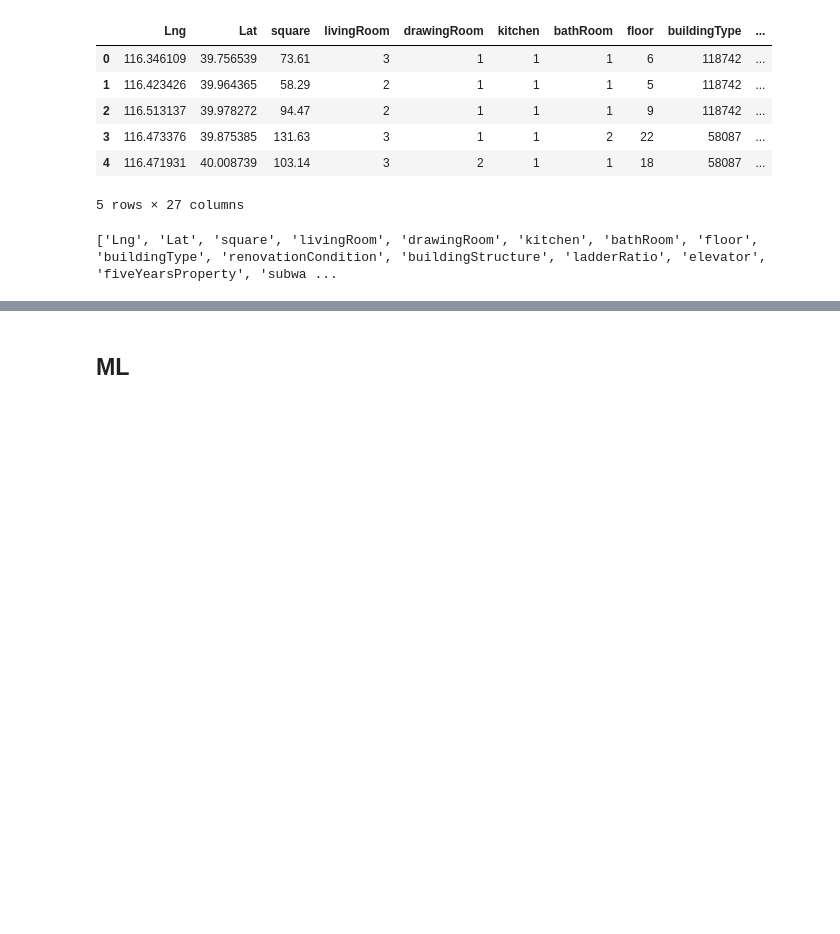
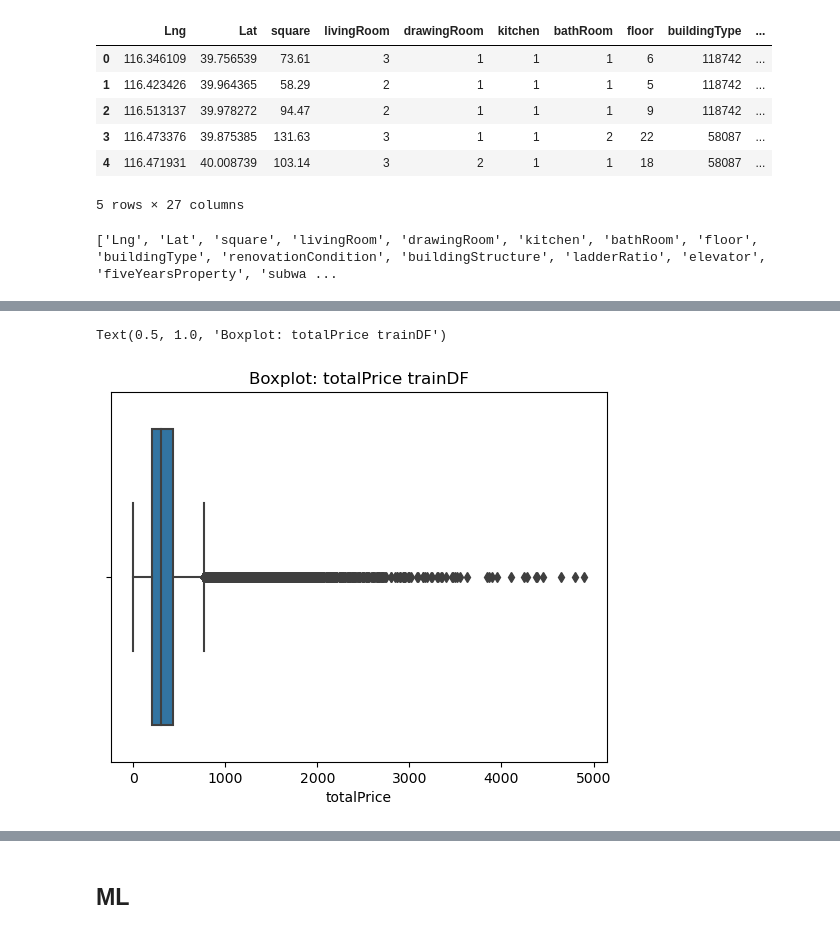
Before and after one commit to fhgr-cds-archive-class-2021/fhgr-3-s-ml-project-group-2, a Jupyter notebook: leandro/regression_modelling_and_interpretation.ipynb, the cells around one changed output, grey strips where cells are left out. Saved outputs shown, nothing was run; the diff lists cells and outputs as text; code cells hidden in the pictures; blank space fills up the shorter version.

```diff
--- a/leandro/regression_modelling_and_interpretation.ipynb
+++ b/leandro/regression_modelling_and_interpretation.ipynb
@@ -40,0 +83,6 @@ print(columns)
+# %%
+sns.boxplot(x=trainDF["totalPrice"])
+plt.title("Boxplot: totalPrice trainDF")
+# %% [output]
+Text(0.5, 1.0, 'Boxplot: totalPrice trainDF')
+[figure, added]
```
Also changed, not shown: parts of 11 cells of this notebook.
